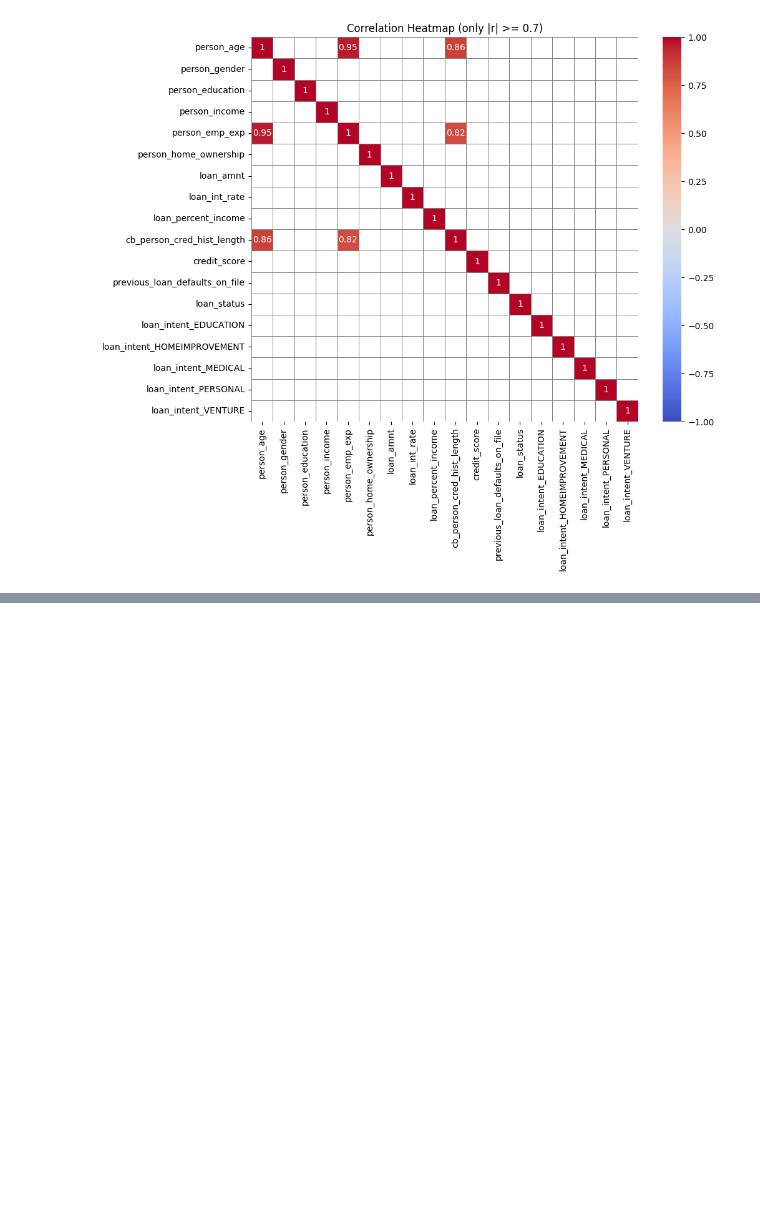
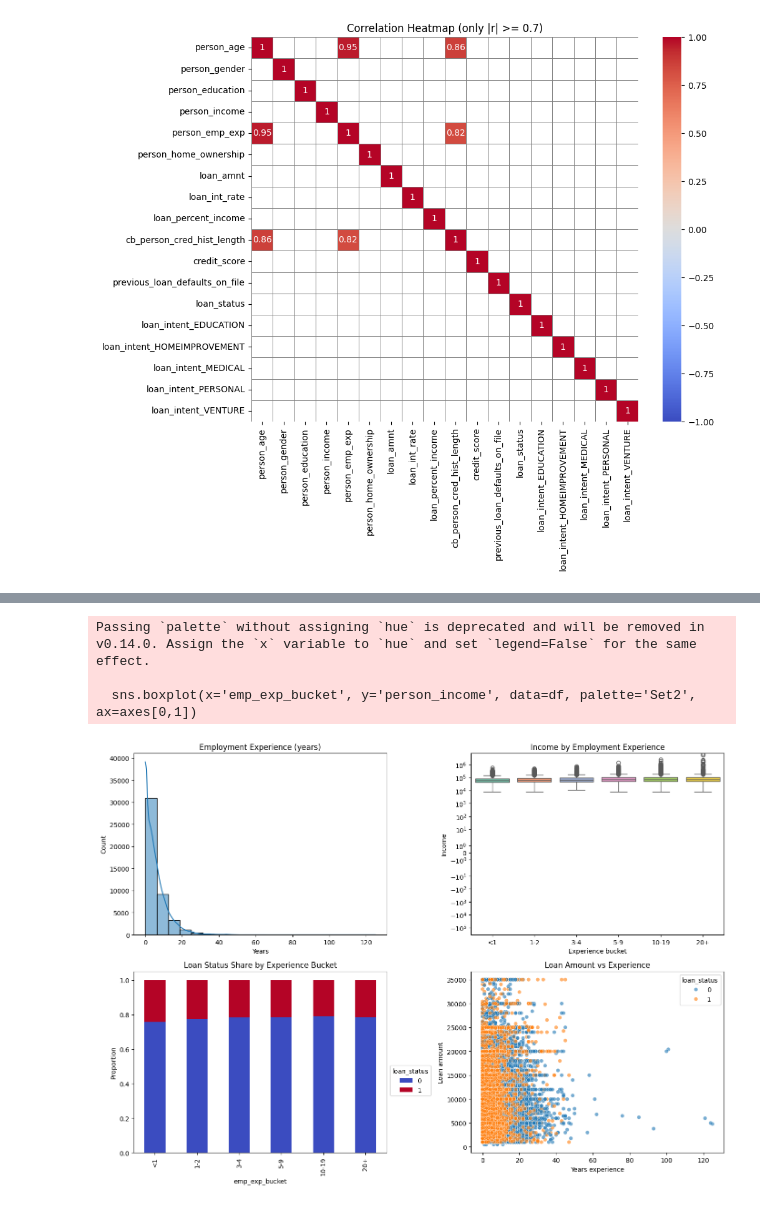
Before and after one commit to YvetteWu002039154/Loan-ML-Pipeline, a Jupyter notebook: eda_visualization.ipynb, the cells around one changed output, grey strips where cells are left out. Saved outputs shown, nothing was run; the diff lists cells and outputs as text; code cells hidden in the pictures; blank space fills up the shorter version.

```diff
--- a/eda_visualization.ipynb
+++ b/eda_visualization.ipynb
@@ -61,3 +79,71 @@ Passing `palette` without assigning `hue` is deprecated and will be removed in v
+# %%
+# ...existing code...
+# Employment-details visualization cell
+import matplotlib.pyplot as plt
+import seaborn as sns
+import numpy as np
+import pandas as pd
+
+# create numeric experience and buckets (robust to different column names)
+df['emp_exp_years'] = pd.to_numeric(df.get('person_emp_exp', df.get('emp_exp', pd.Series(np.nan))), errors='coerce')
+df['emp_exp_bucket'] = pd.cut(
+    df['emp_exp_years'],
+    bins=[-0.1, 0.99, 2.99, 4.99, 9.99, 19.99, 1e9],
+    labels=['<1','1-2','3-4','5-9','10-19','20+']
+)
+
+# 2x2 summary plots: experience distribution, income by bucket, loan status share, loan amount vs experience
+fig, axes = plt.subplots(2, 2, figsize=(14, 10))
+
+# 1) Experience distribution
+sns.histplot(df['emp_exp_years'].dropna(), bins=20, kde=True, ax=axes[0,0])
+axes[0,0].set_title('Employment Experience (years)')
+axes[0,0].set_xlabel('Years')
+
+# 2) Income by experience bucket (boxplot)
+sns.boxplot(x='emp_exp_bucket', y='person_income', data=df, palette='Set2', ax=axes[0,1])
+axes[0,1].set_title('Income by Employment Experience')
+axes[0,1].set_xlabel('Experience bucket')
+axes[0,1].set_ylabel('Income')
+# use symlog to handle zeros and large values; switch to 'log' if safe
+axes[0,1].set_yscale('symlog')
+
+# 3) Loan status share within each experience bucket (stacked proportion bar)
+ct = pd.crosstab(df['emp_exp_bucket'], df['loan_status'])
+if not ct.empty:
+    ct_norm = ct.div(ct.sum(axis=1).replace(0, np.nan), axis=0).fillna(0)
+    ct_norm.plot(kind='bar', stacked=True, ax=axes[1,0], colormap='coolwarm')
+    axes[1,0].set_title('Loan Status Share by Experience Bucket')
+    axes[1,0].set_ylabel('Proportion')
+    axes[1,0].legend(title='loan_status', bbox_to_anchor=(1, 0.5))
+
+# 4) Loan amount vs experience (scatter)
+sns.scatterplot(x='emp_exp_years', y='loan_amnt', hue='loan_status', data=df, alpha=0.6, ax=axes[1,1])
+axes[1,1].set_title('Loan Amount vs Experience')
+axes[1,1].set_xlabel('Years experience')
+axes[1,1].set_ylabel('Loan amount')
+
+plt.tight_layout()
+plt.show()
+
+# Additional: income distribution for top job titles (if job-title column exists)
+job_col = next((c for c in df.columns if 'job' in c.lower() and 'title' in c.lower()), None)
+if job_col:
+    TOP_N = 12
+    top_jobs = df[job_col].value_counts().head(TOP_N).index
+    plt.figure(figsize=(12, 6))
+    sns.boxenplot(x=job_col, y='person_income', data=df[df[job_col].isin(top_jobs)], order=top_jobs, palette='vlag')
+    plt.title(f'Income by Top {TOP_N} Job Titles')
+    plt.xticks(rotation=45, ha='right')
+    plt.yscale('symlog')
+    plt.tight_layout()
+    plt.show()
+# ...existing code...
+# %% [output]
+Passing `palette` without assigning `hue` is deprecated and will be removed in v0.14.0. Assign the `x` variable to `hue` and set `legend=False` for the same effect.
+
+  sns.boxplot(x='emp_exp_bucket', y='person_income', data=df, palette='Set2', ax=axes[0,1])
+[figure, added]
 # %%
 sns.scatterplot(x='person_income', y='loan_amnt', hue='loan_status', data=df, alpha=0.7)
 plt.title('Income vs Loan Amount by Loan Status')
```
Also changed, not shown: parts of 6 cells of this notebook, 1 other file.
